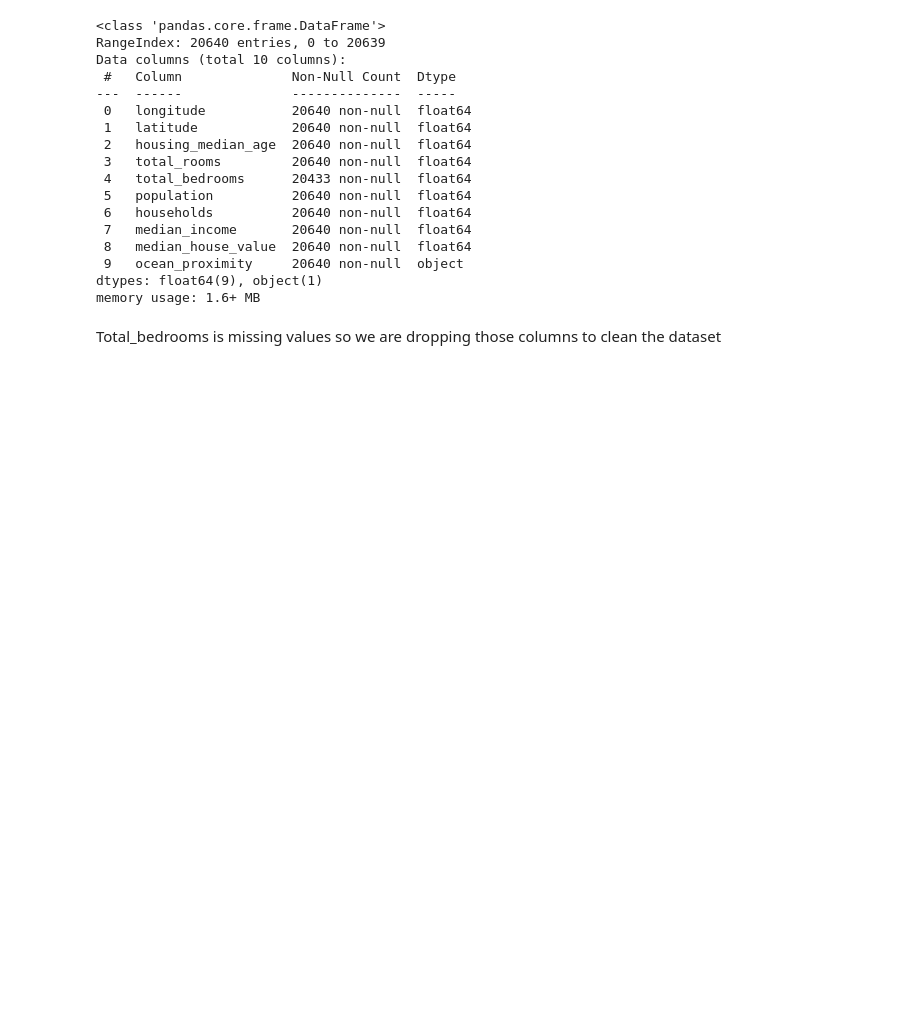
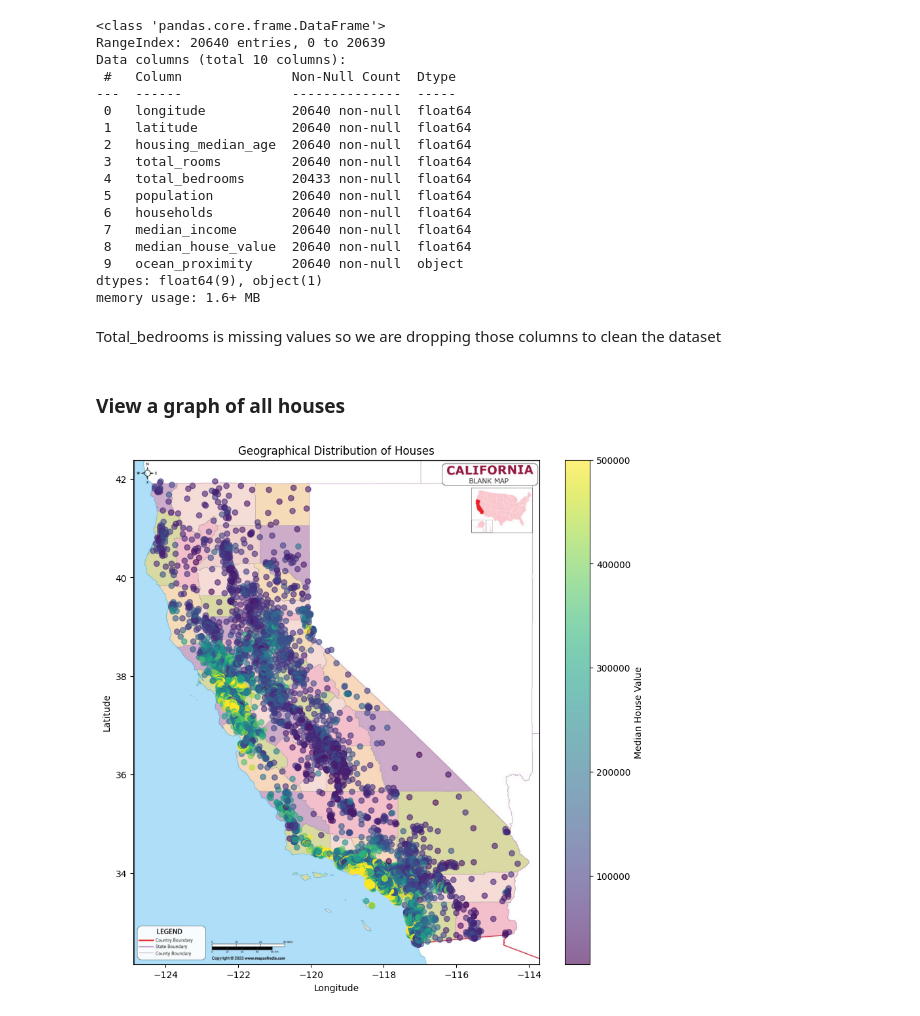
Before and after one commit to MarcusT96/AI-housing-prices, a Jupyter notebook: kunskapskontroll_houseprices.ipynb, the cells around one changed output. Drawn from its saved outputs; the diff is of its cells as text; code cells hidden in the pictures; blank space fills up the shorter version.

Commit message:
Added plot

```diff
--- a/kunskapskontroll_houseprices.ipynb
+++ b/kunskapskontroll_houseprices.ipynb
@@ -49,3 +50,29 @@ dtypes: float64(9), object(1)
 memory usage: 1.6+ MB
 # %% [markdown]
 Total_bedrooms is missing values so we are dropping those columns to clean the dataset
+# %% [markdown]
+### View a graph of all houses
+# %%
+plt.figure(figsize=(10, 10))
+
+# Backgroud image
+background_img = mpimg.imread('./pictures/california-map.jpg')
+extent = [-124.48, -114.13, 32.53, 42.01]
+scale_factor = 1.08  # Adjust the scale factor as needed for the desired enlargement
+new_extent = [
+    extent[0] - (extent[1] - extent[0]) * (scale_factor - 1) / 2,
+    extent[1] + (extent[1] - extent[0]) * (scale_factor - 1) / 2,
+    extent[2] - (extent[3] - extent[2]) * (scale_factor - 1) / 2,
+    extent[3] + (extent[3] - extent[2]) * (scale_factor - 1) / 2
+]
+plt.imshow(background_img, extent=new_extent, aspect='auto')
+
+# Scatter plot
+scatter = plt.scatter(df['longitude'], df['latitude'], c=df['median_house_value'], cmap='viridis', alpha=0.6)
+plt.colorbar(scatter, label='Median House Value')
+plt.xlabel('Longitude')
+plt.ylabel('Latitude')
+plt.title('Geographical Distribution of Houses')
+plt.show()
+# %% [output]
+[figure, added]
```
Also changed, not shown: parts of 1 cell of this notebook, 1 other file.
